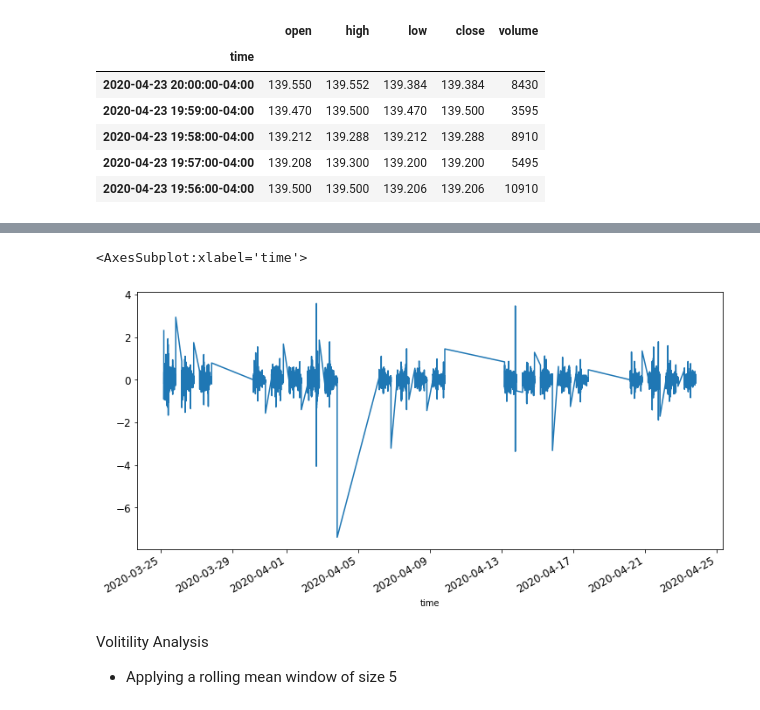
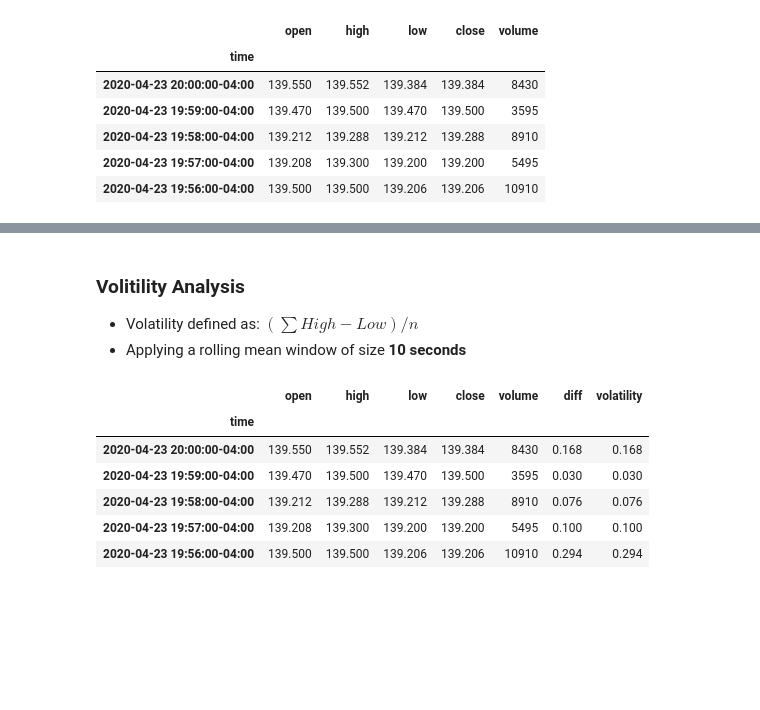
Before and after one commit to leeso1718/StockMarket_explainableAI, a Jupyter notebook: notebooks/data_nb/data_feature_engineer.ipynb, the cells around one changed output, grey strips where cells are left out. Saved outputs shown, nothing was run; the diff lists cells and outputs as text; code cells hidden in the pictures; blank space fills up the shorter version.

```diff
--- a/notebooks/data_nb/data_feature_engineer.ipynb
+++ b/notebooks/data_nb/data_feature_engineer.ipynb
@@ -36,8 +23,4 @@ data.head()
-# %%
-data['Day_Perc_Change'].plot(figsize = (12, 6), fontsize = 12)
-# %% [output]
-<AxesSubplot:xlabel='time'>
-[figure, removed]
 # %% [markdown]
-Volitility Analysis
-* Applying a rolling mean window of size 5
+### Volitility Analysis
+* Volatility defined as: $(\sum High - Low)/n$
+* Applying a rolling mean window of size __10 seconds__
@@ -48 +27,16 @@ data = data.assign(Volatility=vol)
+# %%
+time_wdw = '10s'
+
+data['diff'] = data.high - data.low
+vol = data['diff'].rolling(time_wdw).mean()
+data = data.assign(volatility=vol)
+data.head()
+# %% [output]
+|  | open | high | low | close | volume | diff | volatility |
+| time |  |  |  |  |  |  |  |
+| 2020-04-23 20:00:00-04:00 | 139.550 | 139.552 | 139.384 | 139.384 | 8430 | 0.168 | 0.168 |
+| 2020-04-23 19:59:00-04:00 | 139.470 | 139.500 | 139.470 | 139.500 | 3595 | 0.030 | 0.030 |
+| 2020-04-23 19:58:00-04:00 | 139.212 | 139.288 | 139.212 | 139.288 | 8910 | 0.076 | 0.076 |
+| 2020-04-23 19:57:00-04:00 | 139.208 | 139.300 | 139.200 | 139.200 | 5495 | 0.100 | 0.100 |
+| 2020-04-23 19:56:00-04:00 | 139.500 | 139.500 | 139.206 | 139.206 | 10910 | 0.294 | 0.294 |
 # %%
```
Also changed, not shown: parts of 14 cells of this notebook, 1 other file.
